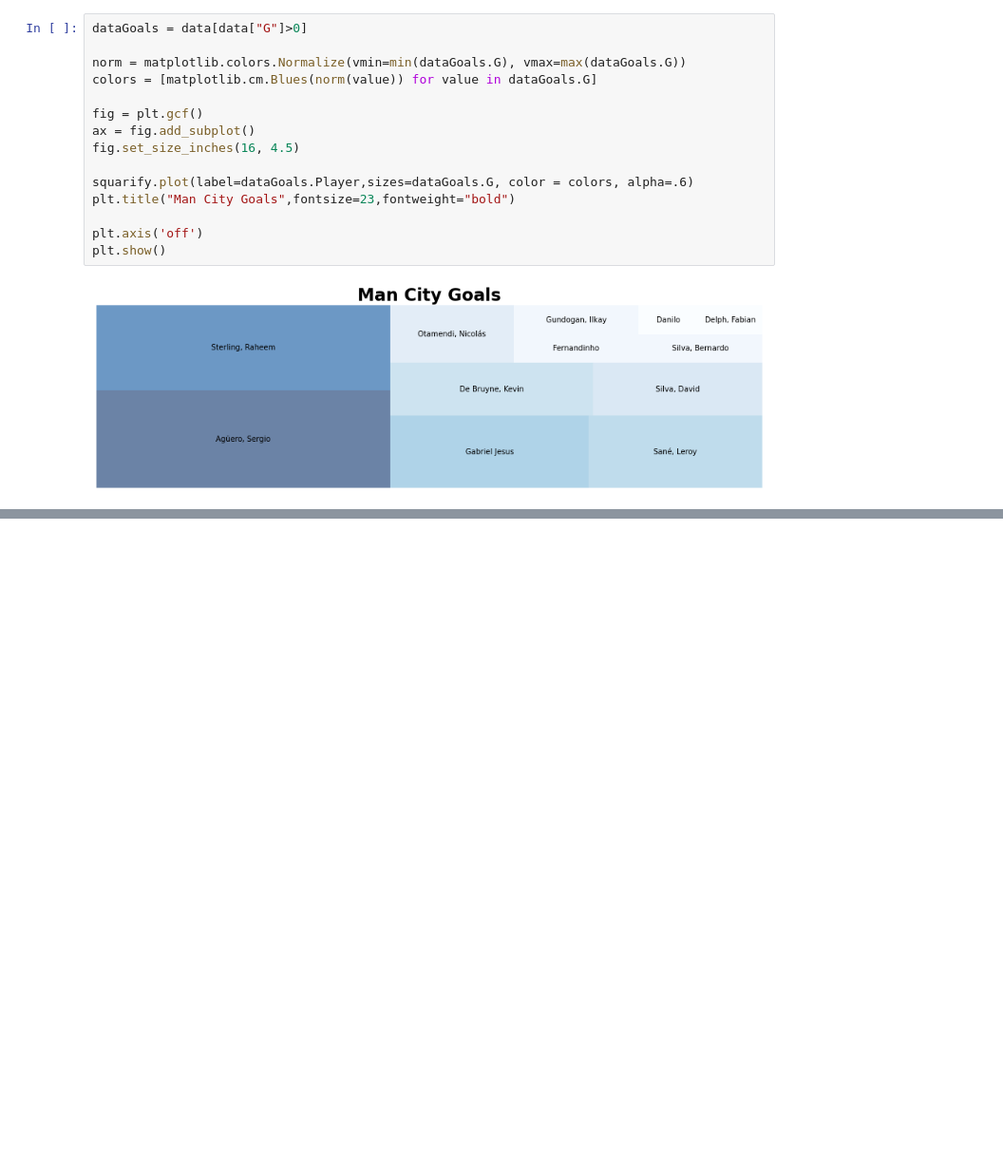
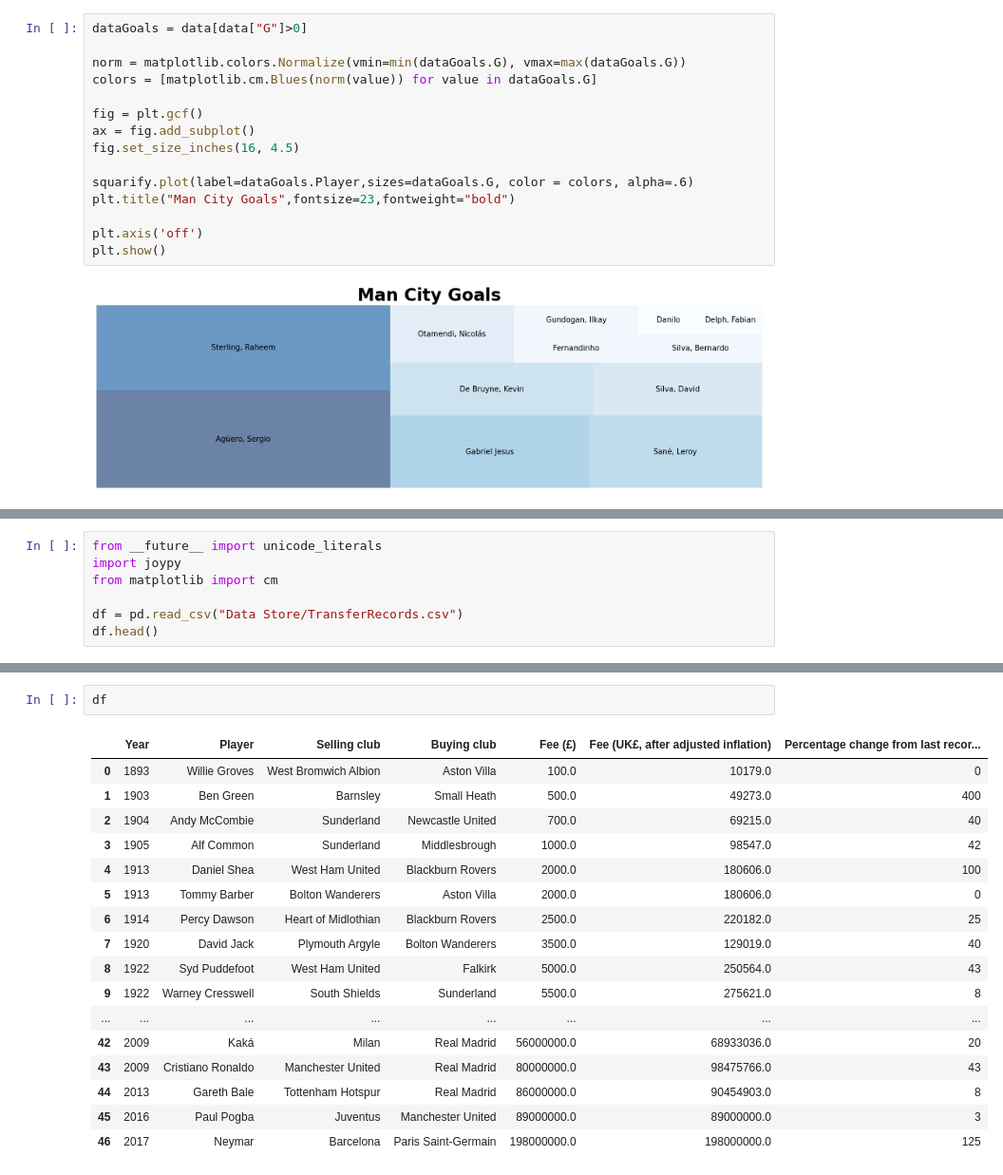
Before and after one commit to dylodylo/football-data-analysis, a Jupyter notebook: PythonFC/main.ipynb, the cells around one changed output, grey strips where cells are left out. Shown at 95% size. Cells and saved outputs as stored; diff of their text form; blank space fills up the shorter version.

```diff
--- a/PythonFC/main.ipynb
+++ b/PythonFC/main.ipynb
@@ -761,0 +780,7 @@ plt.show()
+# %%
+from __future__ import unicode_literals
+import joypy
+from matplotlib import cm
+
+df = pd.read_csv("Data Store/TransferRecords.csv")
+df.head()
@@ -761,0 +794,20 @@ plt.show()
+# %%
+df
+# %% [output]
+|  | Year | Player | Selling club | Buying club | Fee (£) | Fee (UK£, after adjusted inflation) | Percentage change from last recor... |
+| 0 | 1893 | Willie Groves | West Bromwich Albion | Aston Villa | 100.0 | 10179.0 | 0 |
+| 1 | 1903 | Ben Green | Barnsley | Small Heath | 500.0 | 49273.0 | 400 |
+| 2 | 1904 | Andy McCombie | Sunderland | Newcastle United | 700.0 | 69215.0 | 40 |
+| 3 | 1905 | Alf Common | Sunderland | Middlesbrough | 1000.0 | 98547.0 | 42 |
+| 4 | 1913 | Daniel Shea | West Ham United | Blackburn Rovers | 2000.0 | 180606.0 | 100 |
+| 5 | 1913 | Tommy Barber | Bolton Wanderers | Aston Villa | 2000.0 | 180606.0 | 0 |
+| 6 | 1914 | Percy Dawson | Heart of Midlothian | Blackburn Rovers | 2500.0 | 220182.0 | 25 |
+| 7 | 1920 | David Jack | Plymouth Argyle | Bolton Wanderers | 3500.0 | 129019.0 | 40 |
+| 8 | 1922 | Syd Puddefoot | West Ham United | Falkirk | 5000.0 | 250564.0 | 43 |
+| 9 | 1922 | Warney Cresswell | South Shields | Sunderland | 5500.0 | 275621.0 | 8 |
+| ... | ... | ... | ... | ... | ... | ... | ... |
+| 42 | 2009 | Kaká | Milan | Real Madrid | 56000000.0 | 68933036.0 | 20 |
+| 43 | 2009 | Cristiano Ronaldo | Manchester United | Real Madrid | 80000000.0 | 98475766.0 | 43 |
+| 44 | 2013 | Gareth Bale | Tottenham Hotspur | Real Madrid | 86000000.0 | 90454903.0 | 8 |
+| 45 | 2016 | Paul Pogba | Juventus | Manchester United | 89000000.0 | 89000000.0 | 3 |
+| 46 | 2017 | Neymar | Barcelona | Paris Saint-Germain | 198000000.0 | 198000000.0 | 125 |
```
Also changed, not shown: parts of 7 cells of this notebook.
